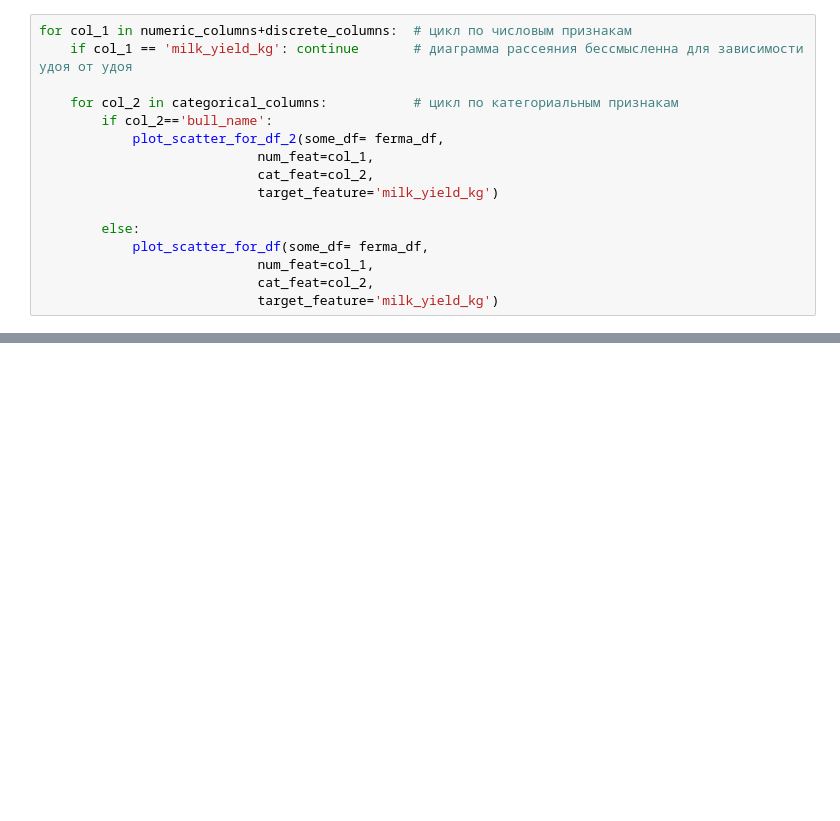
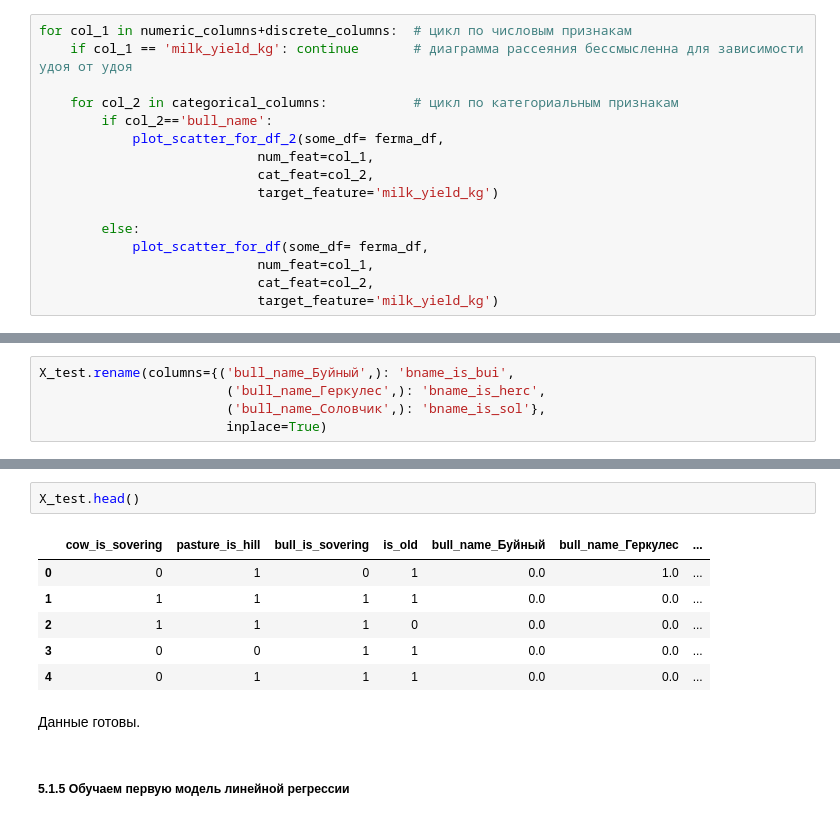
Before and after one commit to anthonypotekhin/studying, a Jupyter notebook: yandex_practicum/mashine_learning_proj.ipynb, the cells around one changed output, grey strips where cells are left out. Drawn from its saved outputs; the diff is of its cells as text; blank space fills up the shorter version.

```diff
--- a/yandex_practicum/mashine_learning_proj.ipynb
+++ b/yandex_practicum/mashine_learning_proj.ipynb
@@ -1334,0 +1557,5 @@ for col_1 in numeric_columns+discrete_columns:  # цикл по числовым
+# %%
+X_test.rename(columns={('bull_name_Буйный',): 'bname_is_bui',
+                        ('bull_name_Геркулес',): 'bname_is_herc',
+                        ('bull_name_Соловчик',): 'bname_is_sol'},
+                        inplace=True)
@@ -1334,0 +1571,13 @@ for col_1 in numeric_columns+discrete_columns:  # цикл по числовым
+# %%
+X_test.head()
+# %% [output]
+|  | cow_is_sovering | pasture_is_hill | bull_is_sovering | is_old | bull_name_Буйный | bull_name_Геркулес | ... |
+| 0 | 0 | 1 | 0 | 1 | 0.0 | 1.0 | ... |
+| 1 | 1 | 1 | 1 | 1 | 0.0 | 0.0 | ... |
+| 2 | 1 | 1 | 1 | 0 | 0.0 | 0.0 | ... |
+| 3 | 0 | 0 | 1 | 1 | 0.0 | 0.0 | ... |
+| 4 | 0 | 1 | 1 | 1 | 0.0 | 0.0 | ... |
+# %% [markdown]
+Данные готовы.
+# %% [markdown]
+##### 5.1.5 Обучаем первую модель линейной регрессии
```
Also changed, not shown: parts of 33 cells of this notebook, 1 other file.
